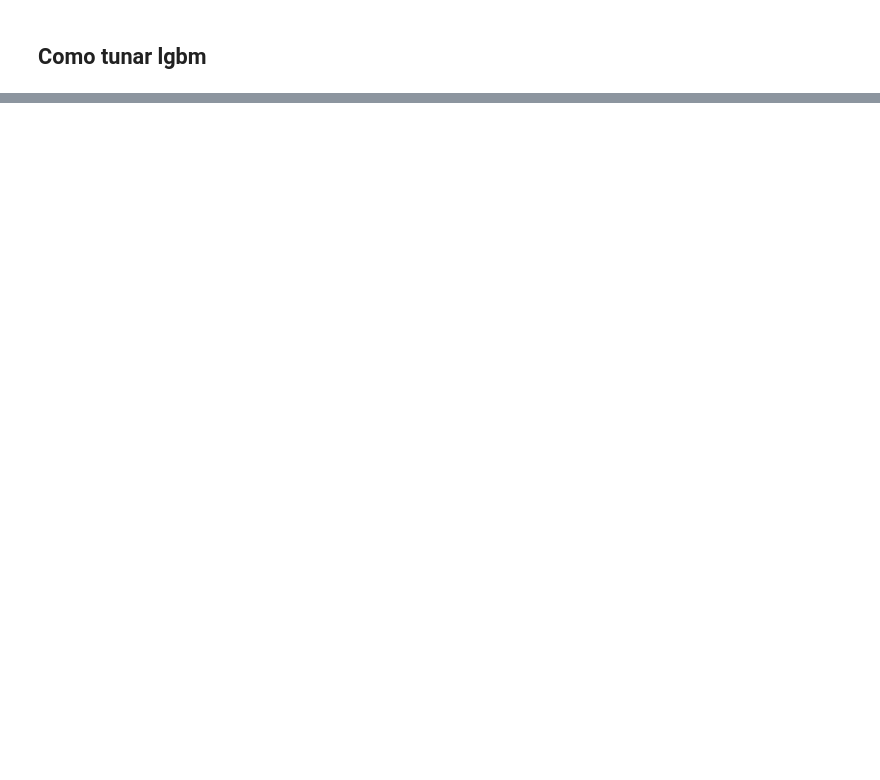
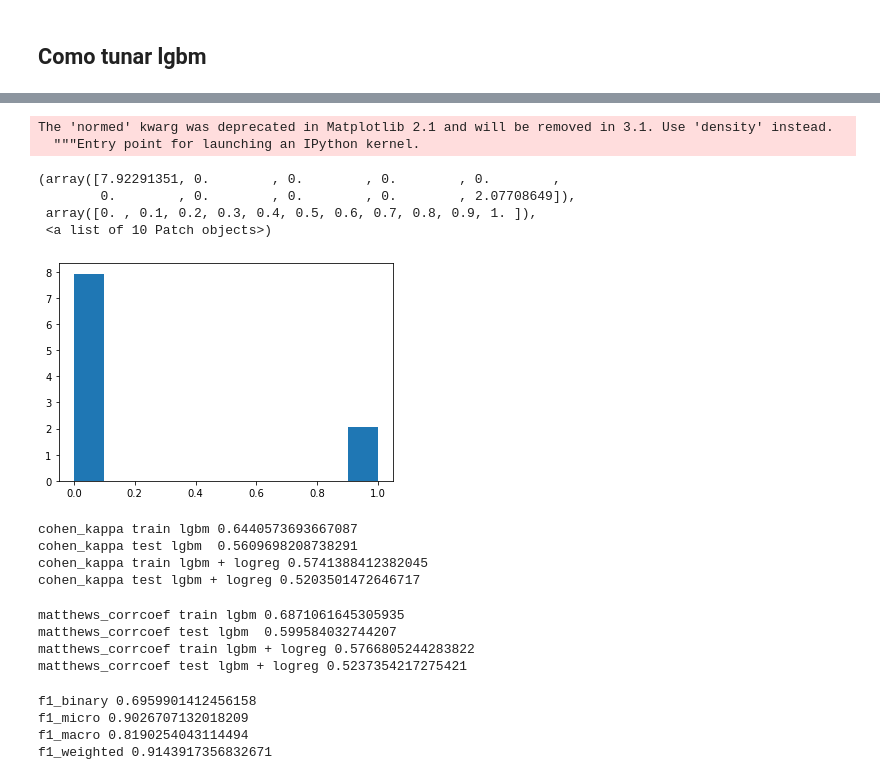
Before and after one commit to marcospiau/BankMarketingDataSet, a Jupyter notebook: notebooks/BankMarketingDataSet_v1.ipynb, the cells around one changed output, grey strips where cells are left out. Saved outputs shown, nothing was run; the diff lists cells and outputs as text; code cells hidden in the pictures; blank space fills up the shorter version.

```diff
--- a/notebooks/BankMarketingDataSet_v1.ipynb
+++ b/notebooks/BankMarketingDataSet_v1.ipynb
@@ -448,9 +296,0 @@ skplt.metrics.plot_calibration_curve(y_test, [gs.predict_proba(X_test)], clf_nam
-# %%
-from sklearn.dummy import DummyClassifier
-dummy_clf = DummyClassifier(strategy='uniform')
-dummy_clf.fit(X_train, y_train)
-skplt.metrics.plot_cumulative_gain(y_train, dummy_clf.predict_proba(X_train), title='Cumulative gain on training set')
-skplt.metrics.plot_cumulative_gain(y_test, dummy_clf.predict_proba(X_test), title='Cumulative gain on test set')
-
-skplt.metrics.plot_lift_curve(y_train, dummy_clf.predict_proba(X_train), title='Lift on training set')
-skplt.metrics.plot_lift_curve(y_test, dummy_clf.predict_proba(X_test), title='Lift on test set')
@@ -657,0 +774,10 @@ scale_pos_weight
+# %%
+plt.hist(a.predict(X_train, num_iteration=1000), normed=True)
+# %% [output]
+The 'normed' kwarg was deprecated in Matplotlib 2.1 and will be removed in 3.1. Use 'density' instead.
+  """Entry point for launching an IPython kernel.
+(array([7.92291351, 0.        , 0.        , 0.        , 0.        ,
+        0.        , 0.        , 0.        , 0.        , 2.07708649]),
+ array([0. , 0.1, 0.2, 0.3, 0.4, 0.5, 0.6, 0.7, 0.8, 0.9, 1. ]),
+ <a list of 10 Patch objects>)
+[figure, added]
@@ -657,0 +786,30 @@ scale_pos_weight
+# %%
+print('cohen_kappa train lgbm', cohen_kappa_score(a.predict(X_train), y_train))
+print('cohen_kappa test lgbm ', cohen_kappa_score(a.predict(X_test), y_test))
+print('cohen_kappa train lgbm + logreg', cohen_kappa_score(lr.predict(leaves_encoded), y_train))
+print('cohen_kappa test lgbm + logreg', cohen_kappa_score(lr.predict(leaves_encoded_test), y_test))
+# %% [output]
+cohen_kappa train lgbm 0.6440573693667087
+cohen_kappa test lgbm  0.5609698208738291
+cohen_kappa train lgbm + logreg 0.5741388412382045
+cohen_kappa test lgbm + logreg 0.5203501472646717
+# %%
+print('matthews_corrcoef train lgbm', matthews_corrcoef(y_train, a.predict(X_train)))
+print('matthews_corrcoef test lgbm ', matthews_corrcoef(y_test, a.predict(X_test)))
+print('matthews_corrcoef train lgbm + logreg', matthews_corrcoef(y_train, lr.predict(leaves_encoded)))
+print('matthews_corrcoef test lgbm + logreg', matthews_corrcoef(y_test, lr.predict(leaves_encoded_test)))
+# %% [output]
+matthews_corrcoef train lgbm 0.6871061645305935
+matthews_corrcoef test lgbm  0.599584032744207
+matthews_corrcoef train lgbm + logreg 0.5766805244283822
+matthews_corrcoef test lgbm + logreg 0.5237354217275421
+# %%
+print('f1_binary', f1_score(y_train, a.predict(X_train), average='binary'))
+print('f1_micro', f1_score(y_train, a.predict(X_train), average='micro'))
+print('f1_macro', f1_score(y_train, a.predict(X_train), average='macro'))
+print('f1_weighted', f1_score(y_train, a.predict(X_train), average='weighted'))
+# %% [output]
+f1_binary 0.6959901412456158
+f1_micro 0.9026707132018209
+f1_macro 0.8190254043114494
+f1_weighted 0.9143917356832671
```
Also changed, not shown: parts of 80 cells of this notebook.
